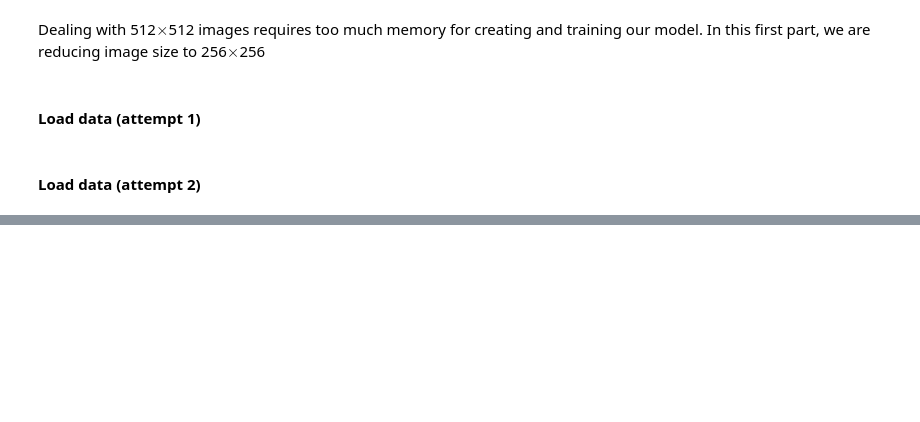
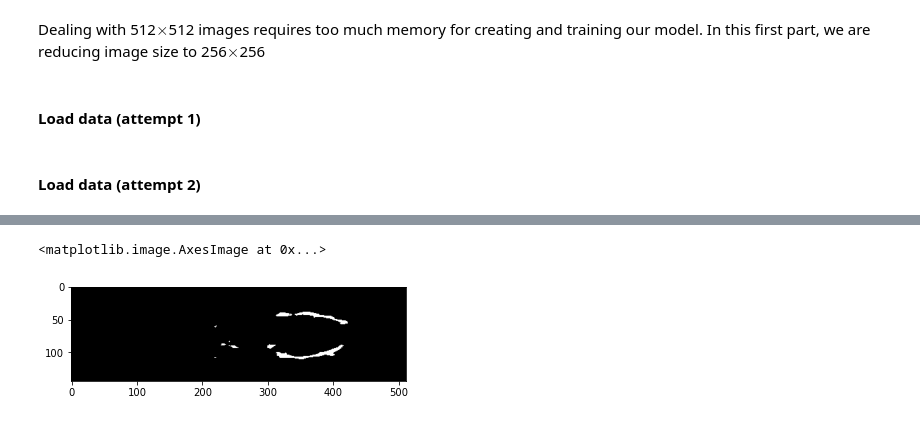
Before and after one commit to frblazquez/CNN_for_Multiple_Sclerosis, a Jupyter notebook: unet/unet_train.ipynb, the cells around one changed output, grey strips where cells are left out. Cells and saved outputs as stored; diff of their text form; code cells hidden in the pictures; blank space fills up the shorter version.

```diff
--- a/unet/unet_train.ipynb
+++ b/unet/unet_train.ipynb
@@ -101,0 +152,5 @@ train_masks= Tensor.fromarray(masks_nparray)
+# %%
+plt.imshow(mask_data[:,:,300], cmap="gray")
+# %% [output]
+<matplotlib.image.AxesImage at 0x...>
+[figure, added]
```
Also changed, not shown: parts of 14 cells of this notebook, 1 other file.
